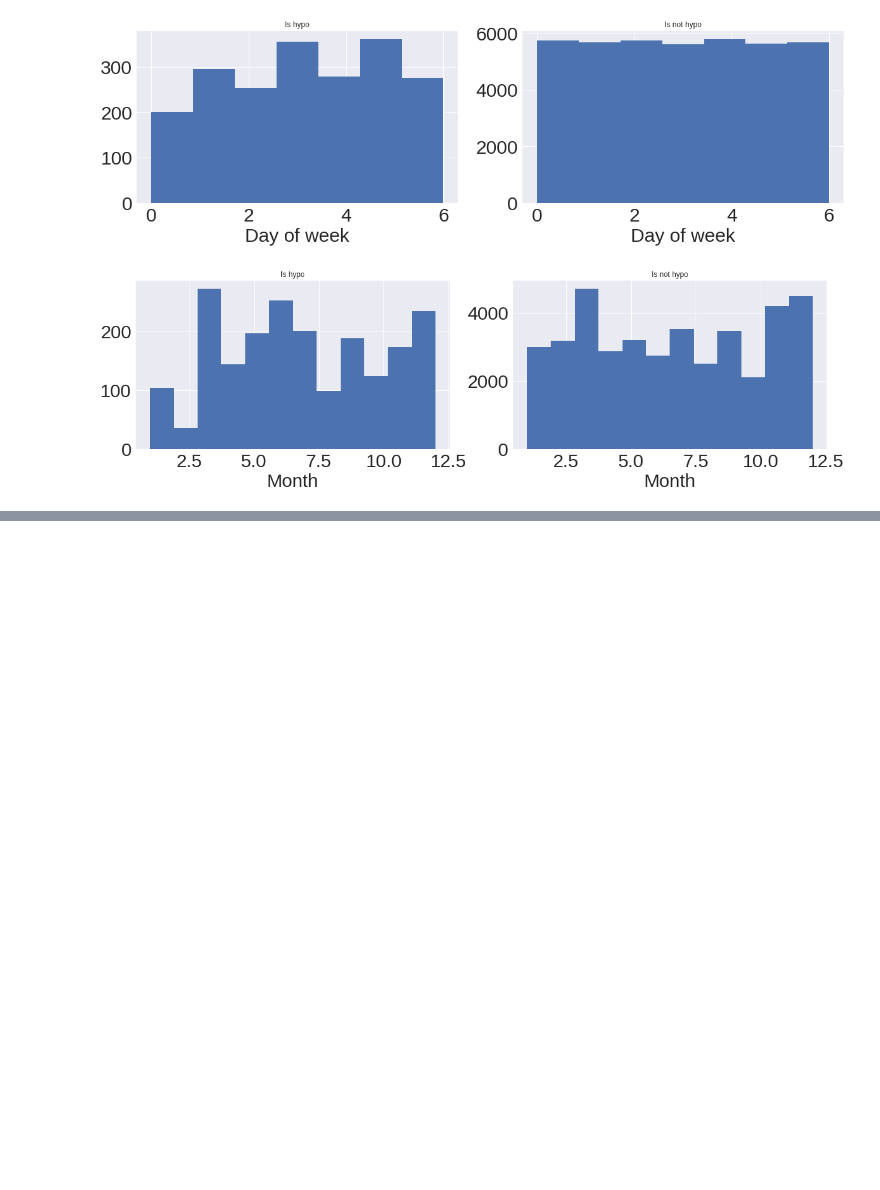
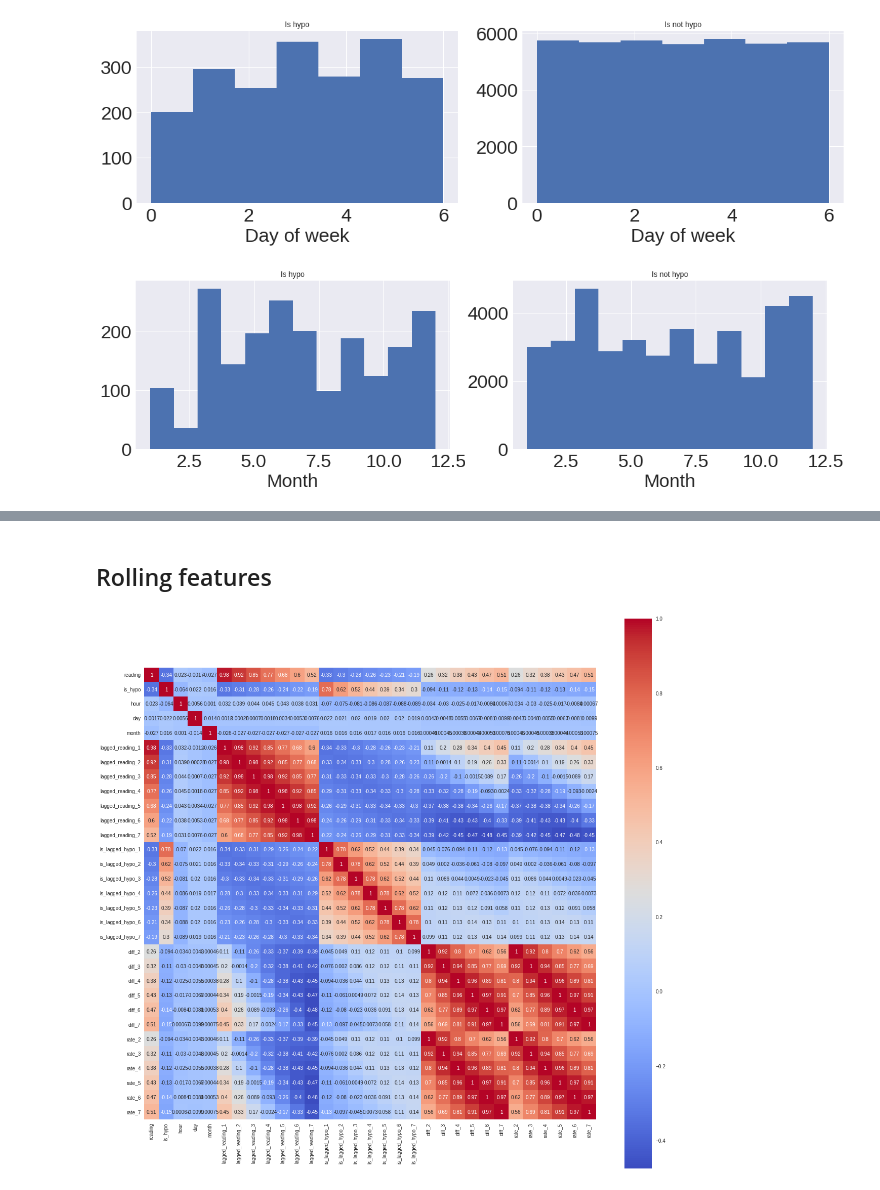
Before and after one commit to sdysch/diabetes-ml, a Jupyter notebook: hypo_prediction.ipynb, the cells around one changed output, grey strips where cells are left out. Drawn from its saved outputs; the diff is of its cells as text; code cells hidden in the pictures; blank space fills up the shorter version.

```diff
--- a/hypo_prediction.ipynb
+++ b/hypo_prediction.ipynb
@@ -198,0 +243,19 @@ nan
+# %% [markdown]
+## Rolling features
+# %%
+# simple differences of lags - was reading higher, lower, or stable?
+for lag in range(2, NLAGS):
+    data[f'diff_{lag}'] = data['lagged_reading_1'] - data[f'lagged_reading_{lag}']
+
+# gradients - how quick is BG changing?
+interval = 15
+for lag in range(2, NLAGS):
+    data[f'rate_{lag}'] = data[f'diff_{lag}'] / (interval * lag)
+# %%
+fig, ax = plt.subplots(1, 1, figsize=(20, 20))
+cmap = sns.color_palette("coolwarm", as_cmap=True)
+sns.heatmap(data.corr(), cmap=cmap, annot=True, square=True, ax=ax)
+
+plt.show()
+# %% [output]
+[figure, added]
```
Also changed, not shown: parts of 10 cells of this notebook.
